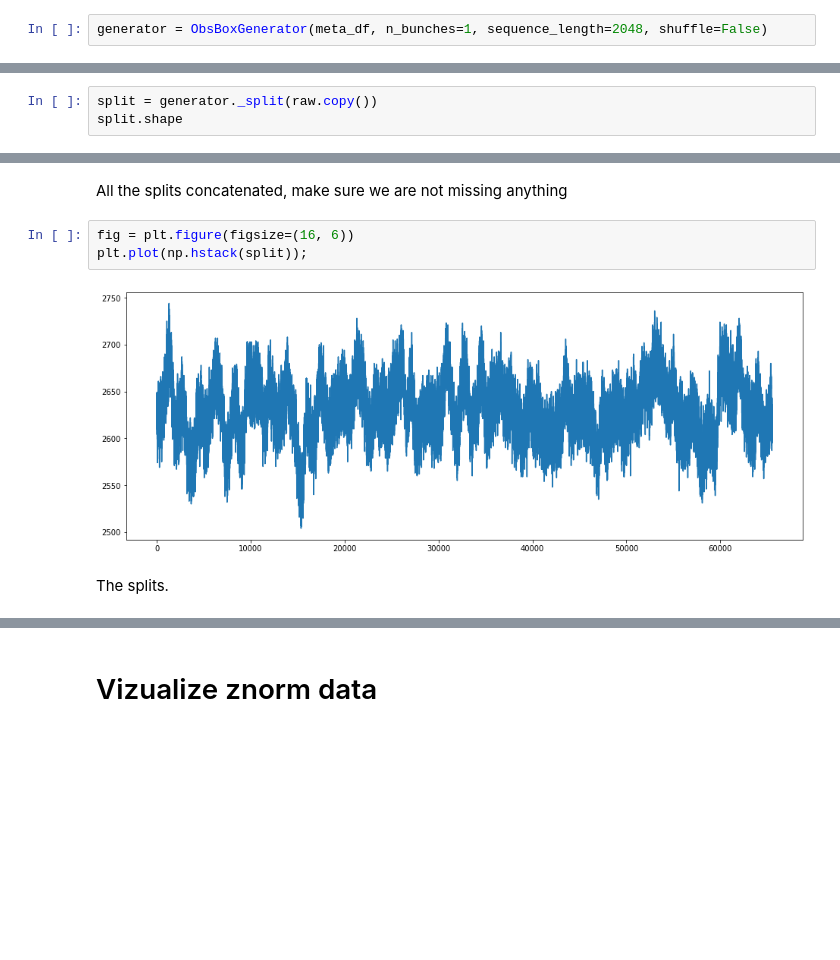
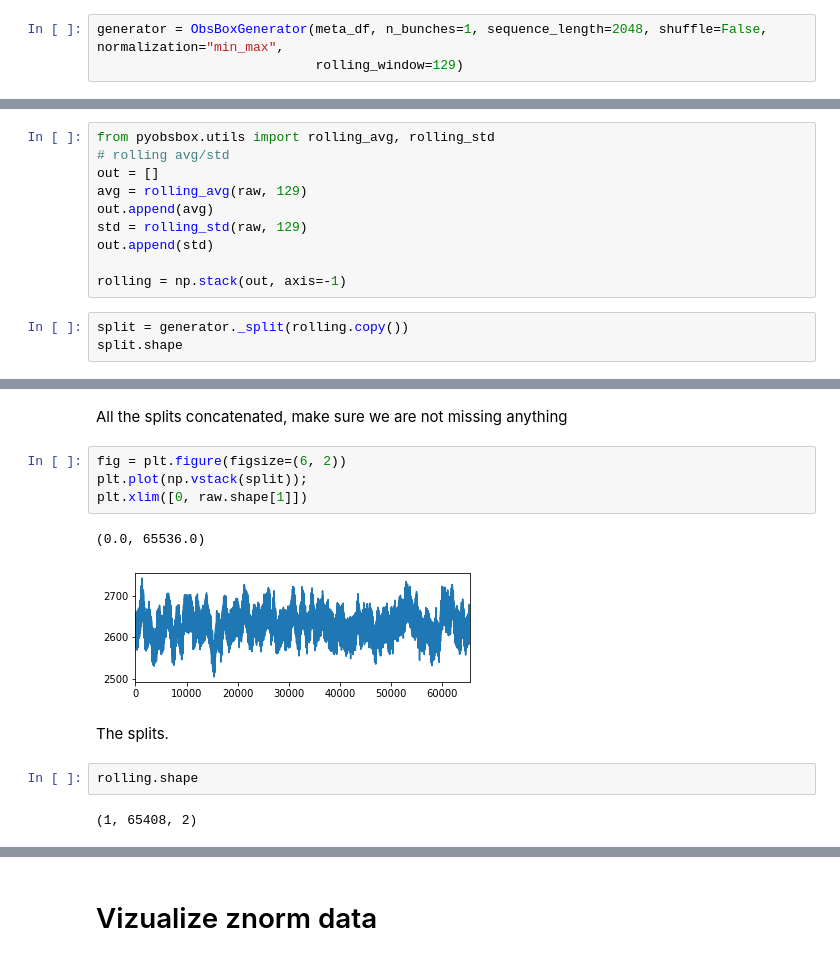
Before and after one commit to loiccoyle/obsbox_analysis, a Jupyter notebook: notebooks/preprocessing.ipynb, the cells around one changed output, grey strips where cells are left out. Saved outputs shown, nothing was run; the diff lists cells and outputs as text; blank space fills up the shorter version.

```diff
--- a/notebooks/preprocessing.ipynb
+++ b/notebooks/preprocessing.ipynb
@@ -45,5 +46,6 @@ meta_df.head()
 
 Create the generator.
 # %%
-generator = ObsBoxGenerator(meta_df, n_bunches=1, sequence_length=2048, shuffle=False)
+generator = ObsBoxGenerator(meta_df, n_bunches=1, sequence_length=2048, shuffle=False, normalization="min_max",
+                            rolling_window=129)
 # %% [output]
@@ -73,4 +89,14 @@ Dec/09 23:52:27 pyobsbox.generator DEBUG: Loading 1 bunches.
+# %%
+from pyobsbox.utils import rolling_avg, rolling_std
+# rolling avg/std
+out = []
+avg = rolling_avg(raw, 129)
+out.append(avg)
+std = rolling_std(raw, 129)
+out.append(std)
+
+rolling = np.stack(out, axis=-1)
 # %%
-split = generator._split(raw.copy())
+split = generator._split(rolling.copy())
 split.shape
 # %% [output]
@@ -111,9 +153,15 @@ plt.plot(raw[:, 0]);
 # %% [markdown]
 All the splits concatenated, make sure we are not missing anything
 # %%
-fig = plt.figure(figsize=(16, 6))
-plt.plot(np.hstack(split));
+fig = plt.figure(figsize=(6, 2))
+plt.plot(np.vstack(split));
+plt.xlim([0, raw.shape[1]])
 # %% [output]
+(0.0, 65536.0)
-[figure, old version]
+[figure, new version]
 # %% [markdown]
 The splits.
+# %%
+rolling.shape
+# %% [output]
+(1, 65408, 2)
```
Also changed, not shown: parts of 74 cells of this notebook, 17 other files.
